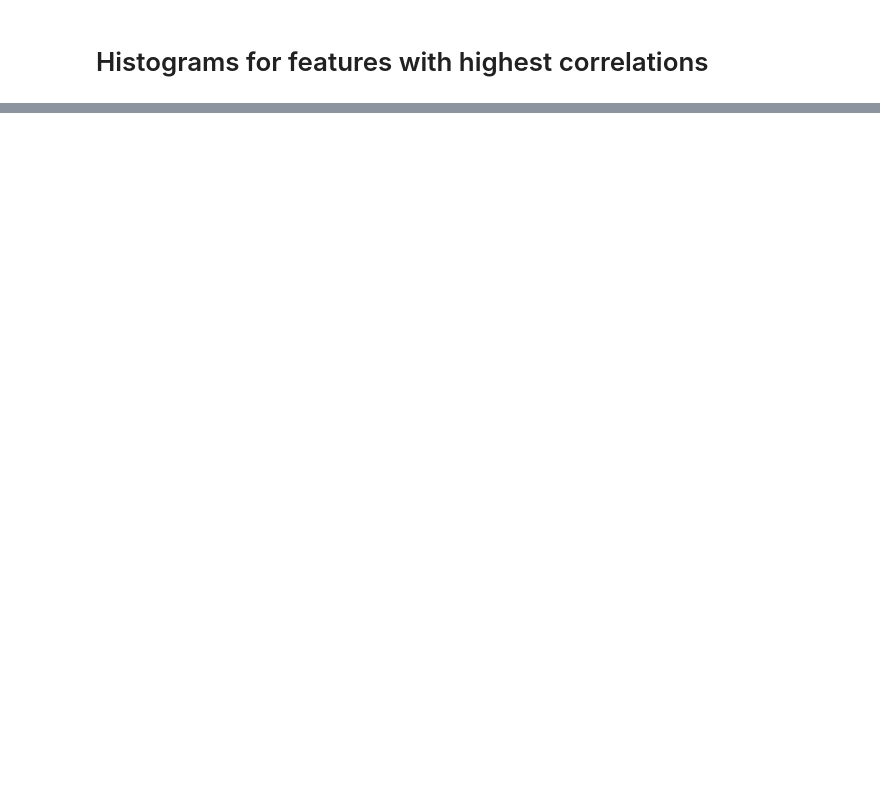
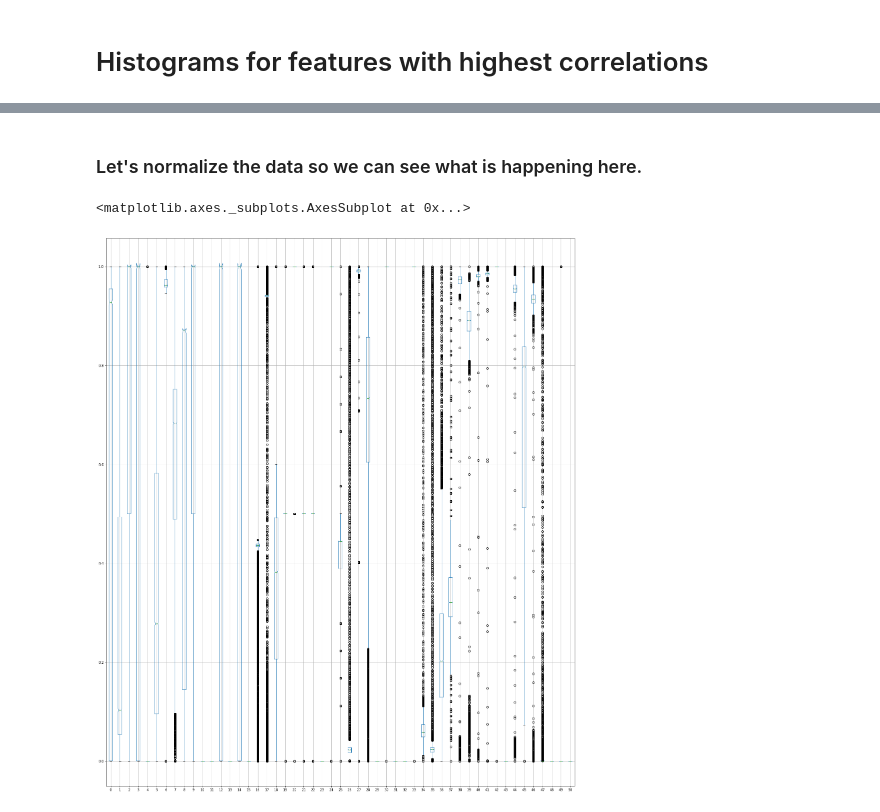
Before and after one commit to laure-delisle/SWaT, a Jupyter notebook: EDA/data_analysis.ipynb, the cells around one changed output, grey strips where cells are left out. Saved outputs shown, nothing was run; the diff lists cells and outputs as text; code cells hidden in the pictures; blank space fills up the shorter version.

```diff
--- a/EDA/data_analysis.ipynb
+++ b/EDA/data_analysis.ipynb
@@ -182,2 +180,16 @@ array([[<matplotlib.axes._subplots.AxesSubplot object at 0x...>,
+# %% [markdown]
+### Let's normalize the data so we can see what is happening here.
+# %%
+import pandas as pd
+from sklearn import preprocessing
+
+min_max_scaler = preprocessing.MinMaxScaler()
+np_scaled = min_max_scaler.fit_transform(pdata[NumFeatures])
+df_normalized = pd.DataFrame(np_scaled)
+fig = plt.subplots(figsize=(25,  30))
+df_normalized.boxplot(widths = 0.4, notch=True)
+# %% [output]
+<matplotlib.axes._subplots.AxesSubplot at 0x...>
+[figure, added]
 # %%
 import matplotlib.ticker as ticker
```
Also changed, not shown: parts of 14 cells of this notebook, 1 other file.
